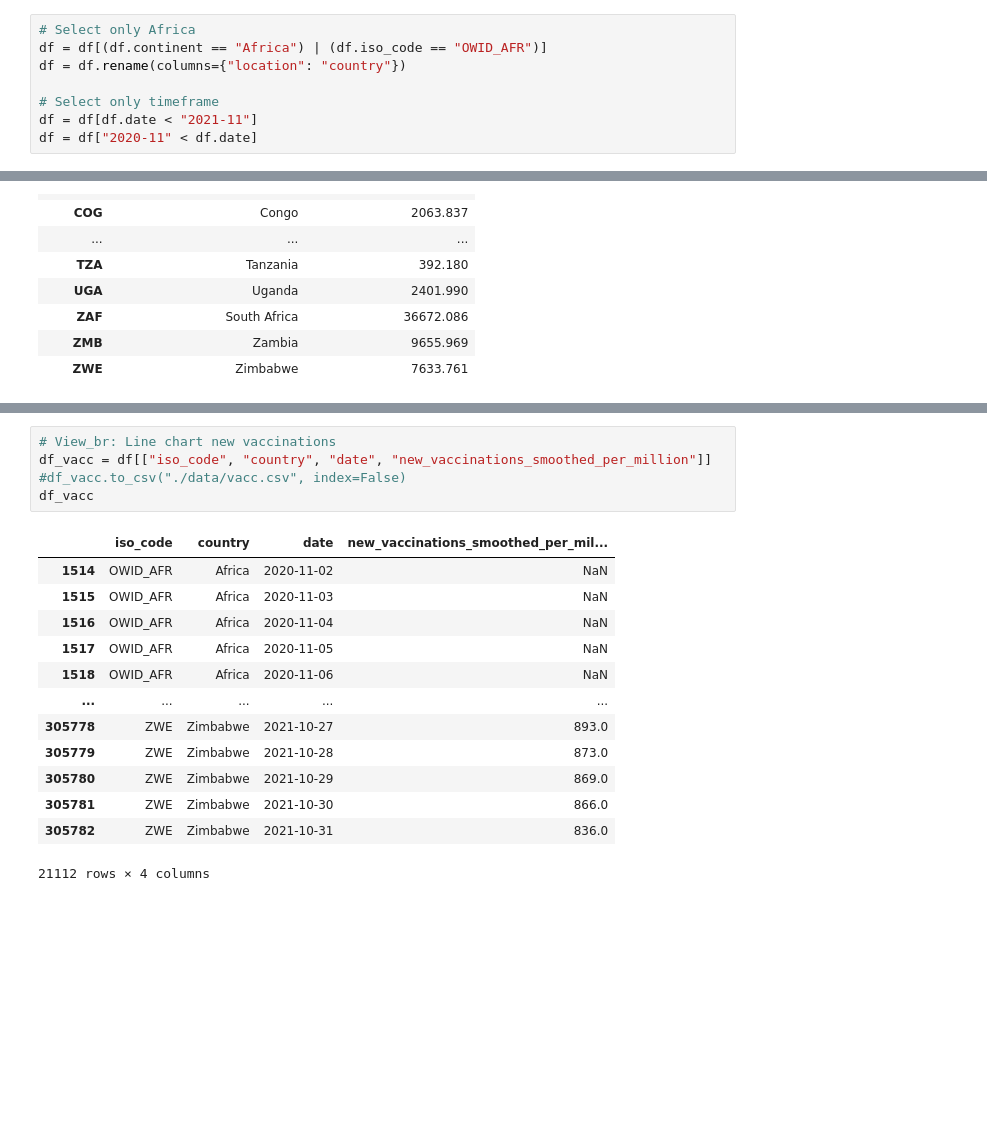
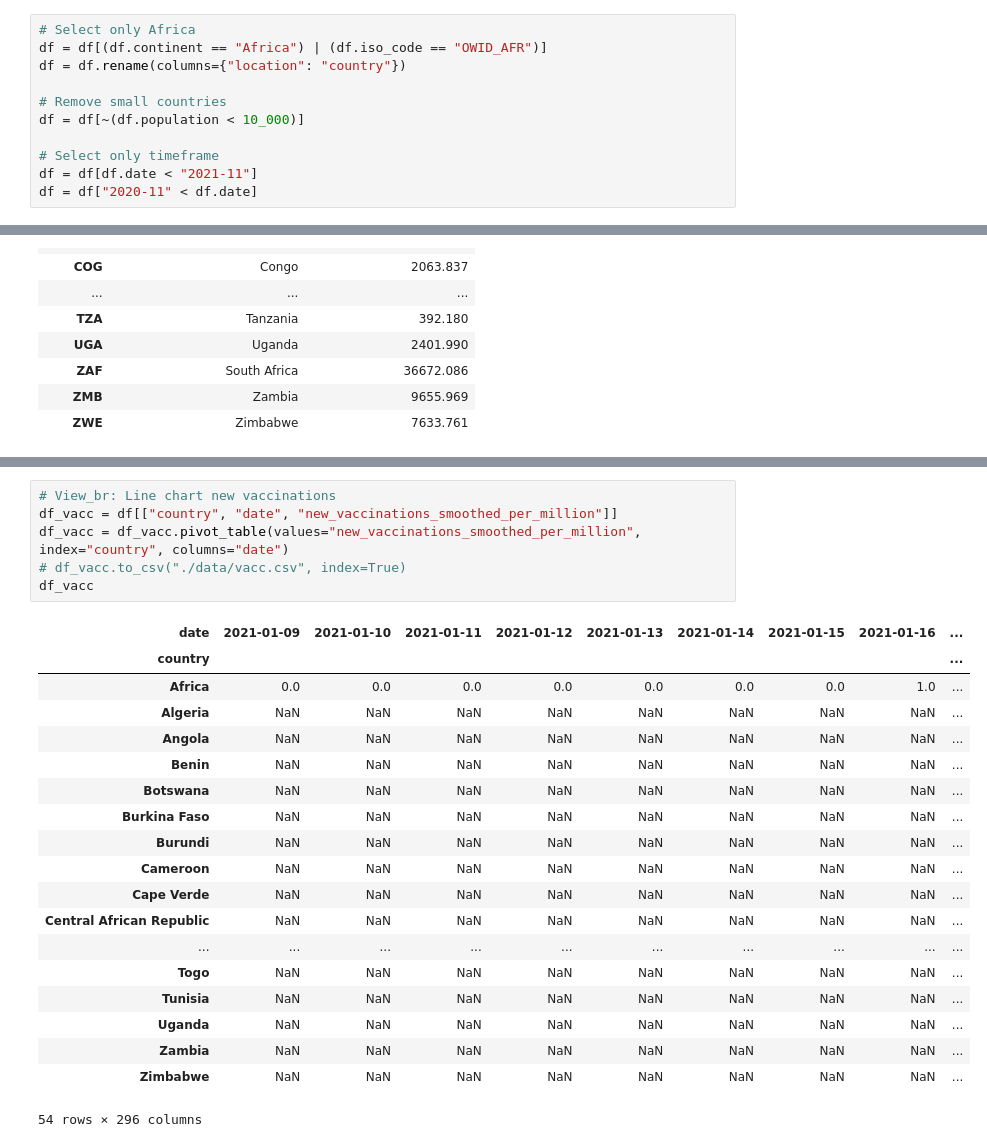
Before and after one commit to f-krause/veda_23_covid_dashboard, a Jupyter notebook: EDA.ipynb, the cells around one changed output, grey strips where cells are left out. Saved outputs shown, nothing was run; the diff lists cells and outputs as text; blank space fills up the shorter version.

```diff
--- a/EDA.ipynb
+++ b/EDA.ipynb
@@ -14,6 +14,9 @@ df = pd.read_csv("data/owid-covid-data.csv", parse_dates=["date"])
 df = df[(df.continent == "Africa") | (df.iso_code == "OWID_AFR")]
 df = df.rename(columns={"location": "country"})
 
+# Remove small countries
+df = df[~(df.population < 10_000)]
+
 # Select only timeframe
 df = df[df.date < "2021-11"]
 df = df["2020-11" < df.date]
@@ -334,20 +350,27 @@ df_scatter
 | ZWE | Zimbabwe | 7633.761 | 16320539.0 | 0.571 | 1899.775 | 21.4 | ... |
 # %%
 # View_br: Line chart new vaccinations
-df_vacc = df[["iso_code", "country", "date", "new_vaccinations_smoothed_per_million"]]
-#df_vacc.to_csv("./data/vacc.csv", index=False)
+df_vacc = df[["country", "date", "new_vaccinations_smoothed_per_million"]]
+df_vacc = df_vacc.pivot_table(values="new_vaccinations_smoothed_per_million", index="country", columns="date")
+# df_vacc.to_csv("./data/vacc.csv", index=True)
 df_vacc
 # %% [output]
-|  | iso_code | country | date | new_vaccinations_smoothed_per_mil... |
-| 1514 | OWID_AFR | Africa | 2020-11-02 | NaN |
-| 1515 | OWID_AFR | Africa | 2020-11-03 | NaN |
-| 1516 | OWID_AFR | Africa | 2020-11-04 | NaN |
-| 1517 | OWID_AFR | Africa | 2020-11-05 | NaN |
-| 1518 | OWID_AFR | Africa | 2020-11-06 | NaN |
-| ... | ... | ... | ... | ... |
-| 305778 | ZWE | Zimbabwe | 2021-10-27 | 893.0 |
-| 305779 | ZWE | Zimbabwe | 2021-10-28 | 873.0 |
-| 305780 | ZWE | Zimbabwe | 2021-10-29 | 869.0 |
-| 305781 | ZWE | Zimbabwe | 2021-10-30 | 866.0 |
-| 305782 | ZWE | Zimbabwe | 2021-10-31 | 836.0 |
+| date | 2021-01-09 | 2021-01-10 | 2021-01-11 | 2021-01-12 | 2021-01-13 | 2021-01-14 | 2021-01-15 | 2021-01-16 | ... |
+| country |  |  |  |  |  |  |  |  | ... |
+| Africa | 0.0 | 0.0 | 0.0 | 0.0 | 0.0 | 0.0 | 0.0 | 1.0 | ... |
+| Algeria | NaN | NaN | NaN | NaN | NaN | NaN | NaN | NaN | ... |
+| Angola | NaN | NaN | NaN | NaN | NaN | NaN | NaN | NaN | ... |
+| Benin | NaN | NaN | NaN | NaN | NaN | NaN | NaN | NaN | ... |
+| Botswana | NaN | NaN | NaN | NaN | NaN | NaN | NaN | NaN | ... |
+| Burkina Faso | NaN | NaN | NaN | NaN | NaN | NaN | NaN | NaN | ... |
+| Burundi | NaN | NaN | NaN | NaN | NaN | NaN | NaN | NaN | ... |
+| Cameroon | NaN | NaN | NaN | NaN | NaN | NaN | NaN | NaN | ... |
+| Cape Verde | NaN | NaN | NaN | NaN | NaN | NaN | NaN | NaN | ... |
+| Central African Republic | NaN | NaN | NaN | NaN | NaN | NaN | NaN | NaN | ... |
+| ... | ... | ... | ... | ... | ... | ... | ... | ... | ... |
+| Togo | NaN | NaN | NaN | NaN | NaN | NaN | NaN | NaN | ... |
+| Tunisia | NaN | NaN | NaN | NaN | NaN | NaN | NaN | NaN | ... |
+| Uganda | NaN | NaN | NaN | NaN | NaN | NaN | NaN | NaN | ... |
+| Zambia | NaN | NaN | NaN | NaN | NaN | NaN | NaN | NaN | ... |
+| Zimbabwe | NaN | NaN | NaN | NaN | NaN | NaN | NaN | NaN | ... |
-21112 rows × 4 columns
+54 rows × 296 columns
```
Also changed, not shown: parts of 2 cells of this notebook, 5 other files.
